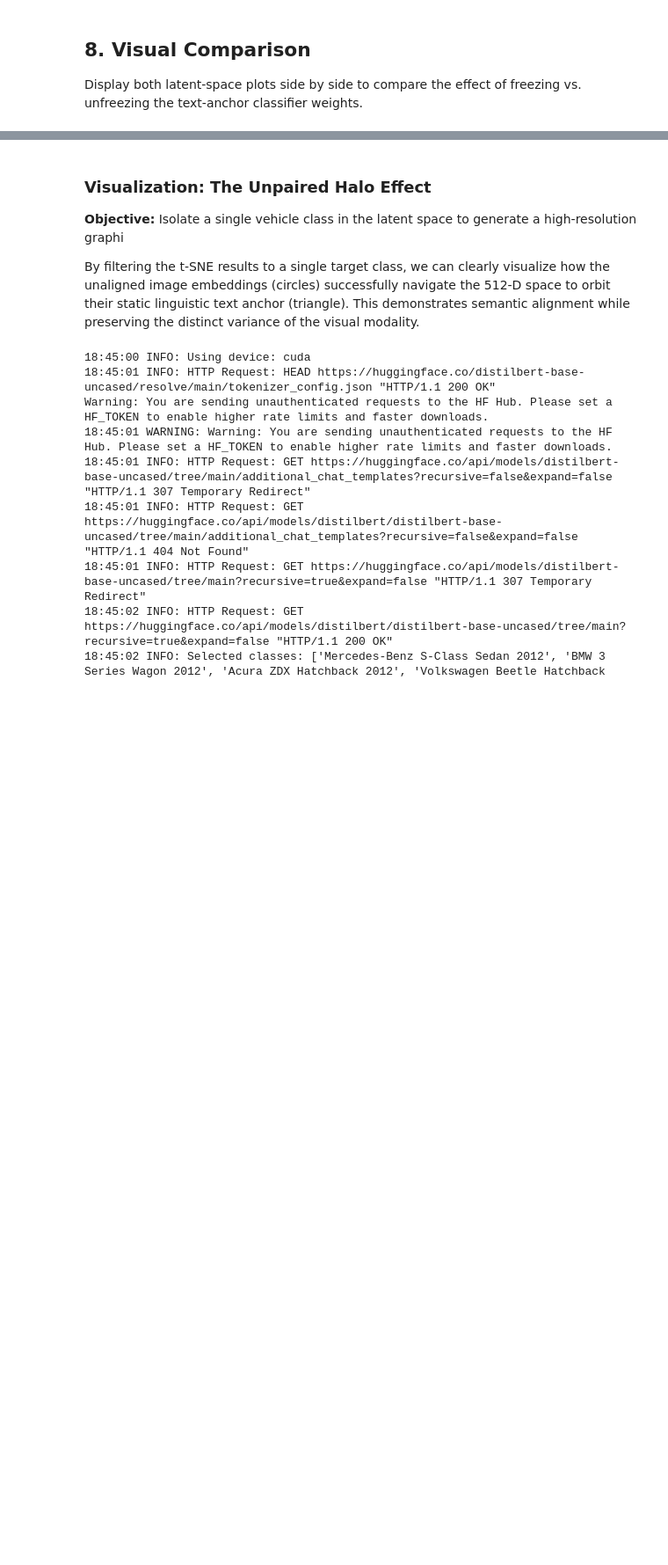
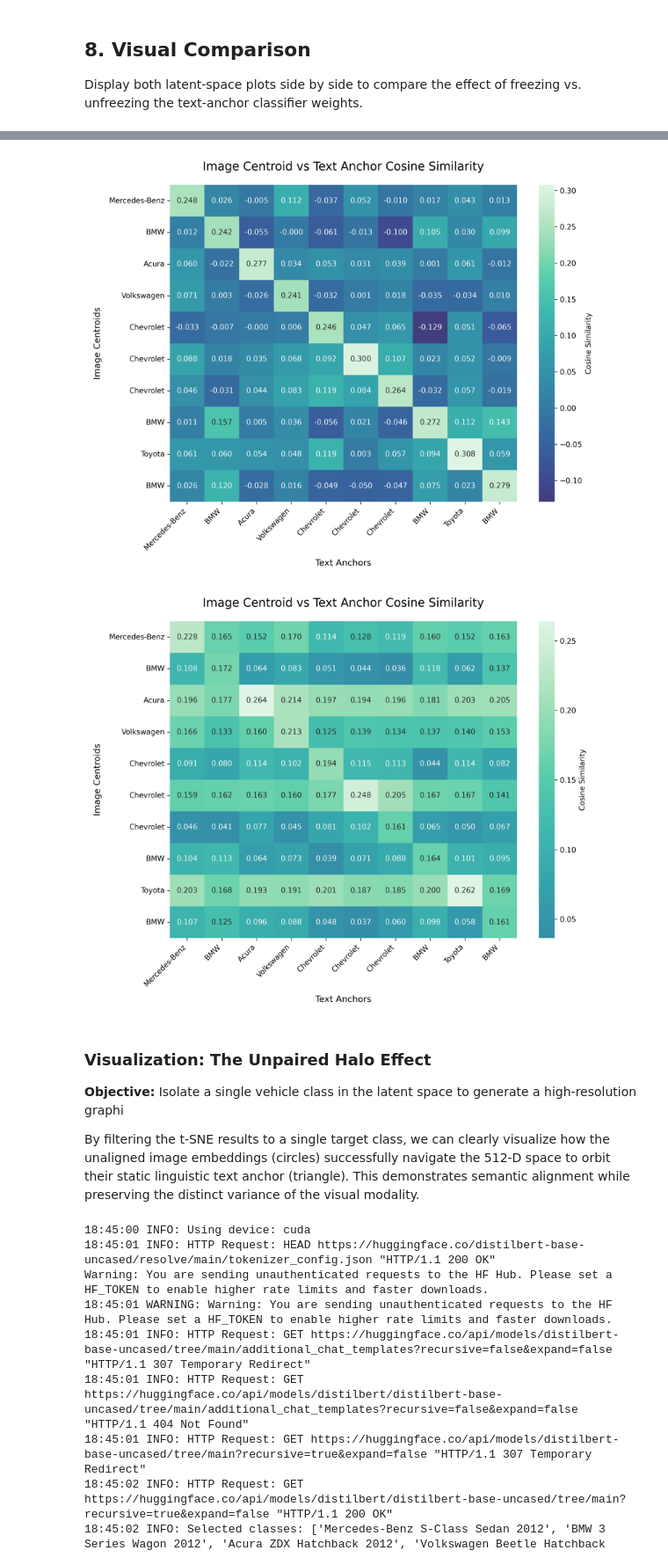
Before and after one commit to arulagarwal/CS5330-Final_Project, a Jupyter notebook: UML_Colab_Pipeline.ipynb, the cells around one changed output, grey strips where cells are left out. Shown at 88% size. Cells and saved outputs as stored; diff of their text form; code cells hidden in the pictures; blank space fills up the shorter version.

```diff
--- a/UML_Colab_Pipeline.ipynb
+++ b/UML_Colab_Pipeline.ipynb
@@ -230,3 +254,11 @@ plt.show()
+# %%
+from IPython.display import display, Image
+
+display(Image(filename='cosine_heatmap_unfrozen.png', width=600))
+display(Image(filename='cosine_heatmap_frozen.png', width=600))
+# %% [output]
+[figure, added]
+[figure, added]
 # %% [markdown]
 ### Visualization: The Unpaired Halo Effect
 **Objective:** Isolate a single vehicle class in the latent space to generate a high-resolution graphi
```
Also changed, not shown: parts of 11 cells of this notebook, 8 other files.
